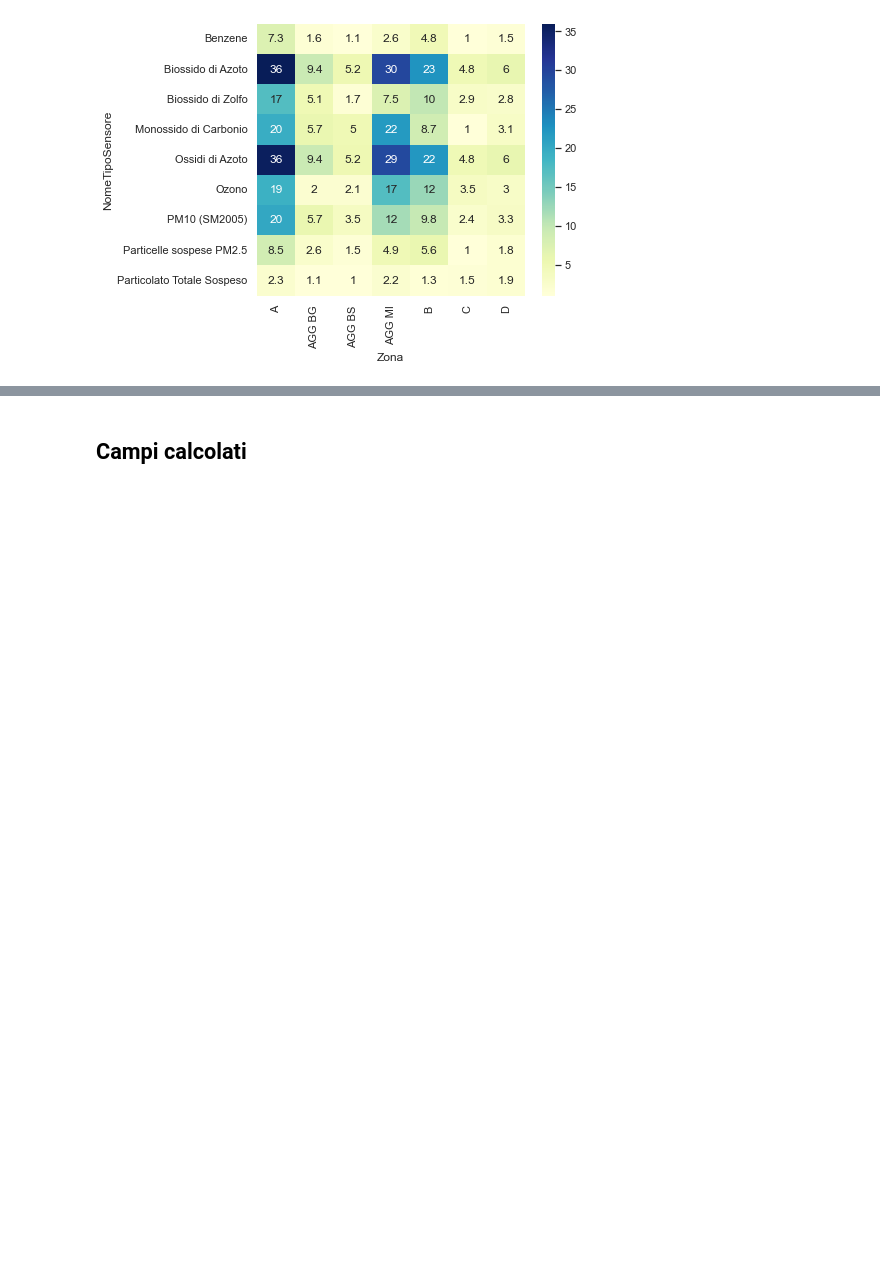
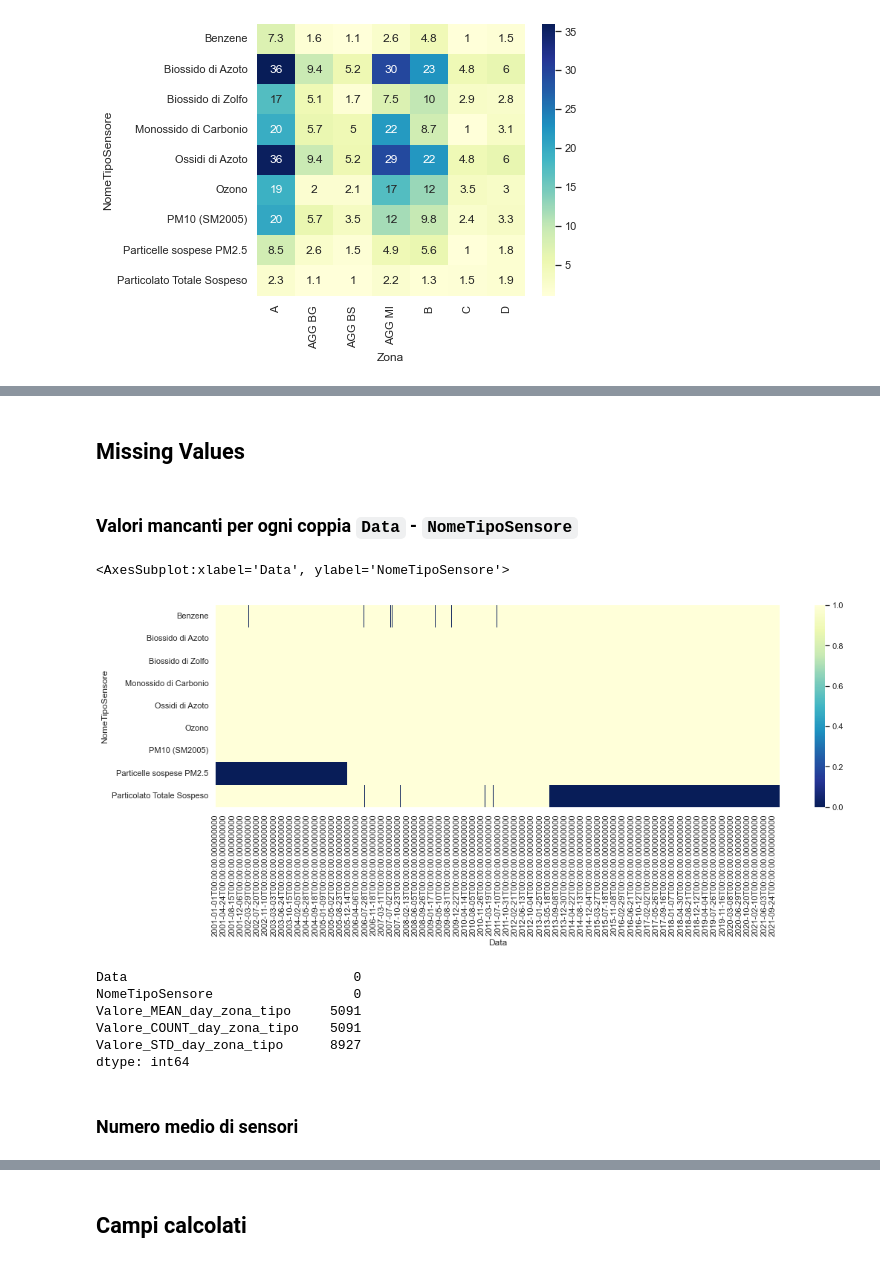
Before and after one commit to giocoal/air-quality-milano-interactive-data-visualization-tableau, a Jupyter notebook: Data_Visualization_project_21_22.ipynb, the cells around one changed output, grey strips where cells are left out. Saved outputs shown, nothing was run; the diff lists cells and outputs as text; code cells hidden in the pictures; blank space fills up the shorter version.

```diff
--- a/Data_Visualization_project_21_22.ipynb
+++ b/Data_Visualization_project_21_22.ipynb
@@ -1071,0 +1074,2 @@ sns.heatmap(controllo, annot=True, cmap="YlGnBu")
+# %%
+aria_milano = aria_sensori_zone__day_zona_tipo[aria_sensori_zone__day_zona_tipo['Zona'] == 'AGG MI'].drop(columns=['Zona'])
@@ -1071,0 +1092,24 @@ sns.heatmap(controllo, annot=True, cmap="YlGnBu")
+# %% [markdown]
+## Missing Values
+# %% [markdown]
+### Valori mancanti per ogni coppia `Data` - `NomeTipoSensore`
+# %%
+controllo3 = aria_milano.groupby(['NomeTipoSensore', 'Data'], as_index = False)[['Valore_MEAN_day_zona_tipo']].count()
+controllo3 = controllo3.pivot('NomeTipoSensore', 'Data', 'Valore_MEAN_day_zona_tipo')
+
+sns.set(rc={'figure.figsize':(17,5)})
+sns.heatmap(controllo3, cmap="YlGnBu_r", vmin=0, vmax=1)
+# %% [output]
+<AxesSubplot:xlabel='Data', ylabel='NomeTipoSensore'>
+[figure, added]
+# %%
+aria_milano.isna().sum()
+# %% [output]
+Data                             0
+NomeTipoSensore                  0
+Valore_MEAN_day_zona_tipo     5091
+Valore_COUNT_day_zona_tipo    5091
+Valore_STD_day_zona_tipo      8927
+dtype: int64
+# %% [markdown]
+### Numero medio di sensori
```
Also changed, not shown: parts of 34 cells of this notebook, 1 other file.
